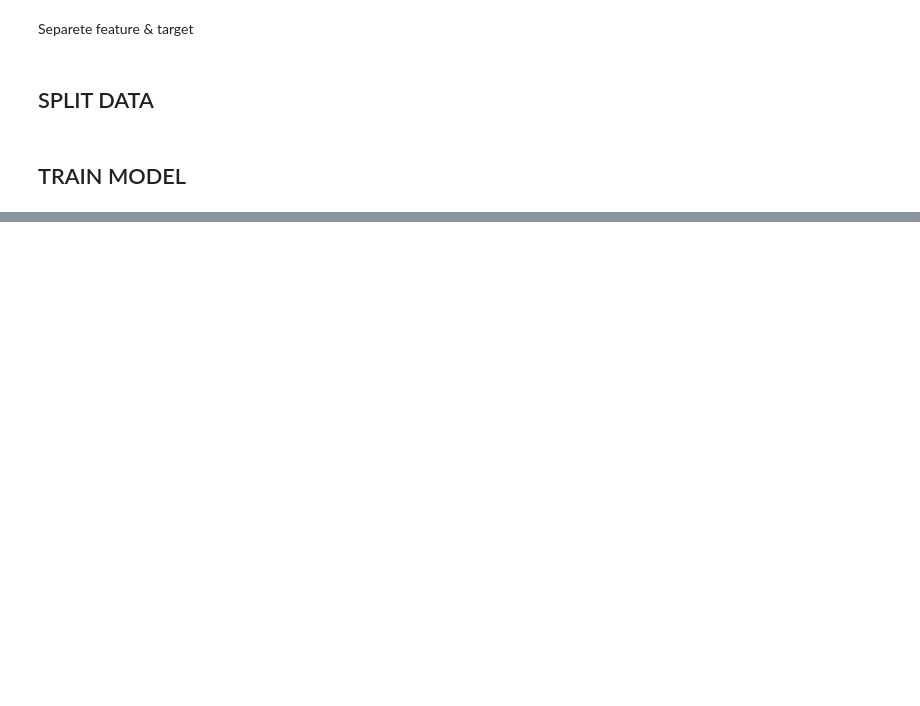
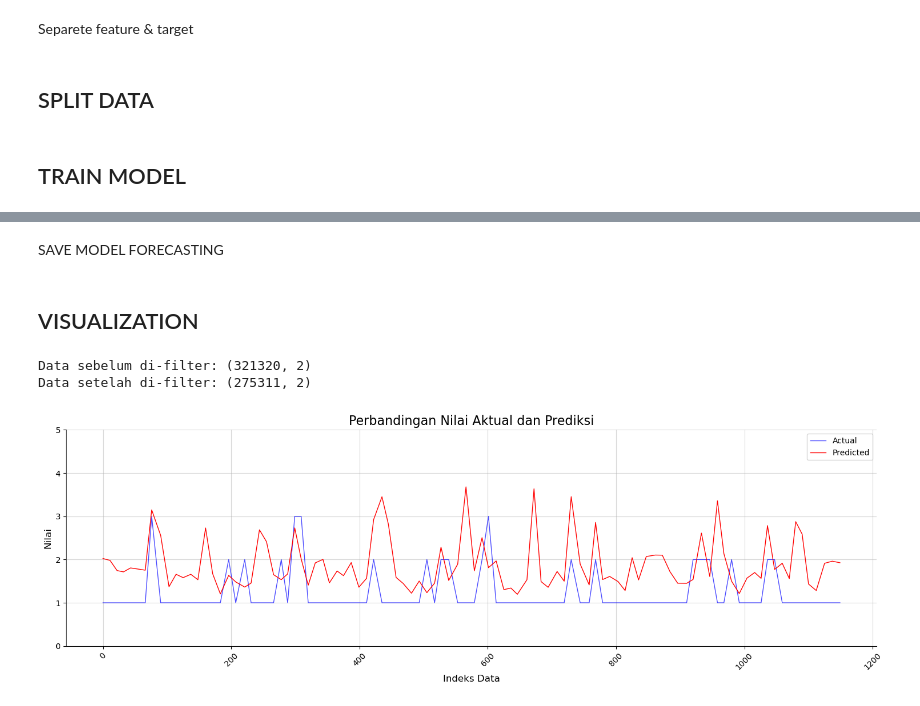
Before and after one commit to RizkiRdm/data-forecasting-sales-product, a Jupyter notebook: notebook/train_data.ipynb, the cells around one changed output, grey strips where cells are left out. Saved outputs shown, nothing was run; the diff lists cells and outputs as text; code cells hidden in the pictures; blank space fills up the shorter version.

```diff
--- a/notebook/train_data.ipynb
+++ b/notebook/train_data.ipynb
@@ -81,0 +112,2 @@ ValueError: could not convert string to float: "Assassin's Creed. Открове
+# %% [markdown]
+SAVE MODEL FORECASTING
@@ -81,0 +121,62 @@ ValueError: could not convert string to float: "Assassin's Creed. Открове
+# %% [markdown]
+## VISUALIZATION
+# %%
+forecast_results = pd.read_csv("../data/forecast_results.csv")
+historical_data = pd.read_csv("../data/sales_train.csv", parse_dates=True)
+historical_data['date'] = pd.to_datetime(historical_data['date'], format="%d.%M.%Y")
+# %%
+# Data Actual dan Predicted
+actual = forecast_results['Actual']
+predicted = forecast_results['Predicted']
+
+# Hitung IQR
+Q1_actual = np.percentile(actual, 25)
+Q3_actual = np.percentile(actual, 75)
+IQR_actual = Q3_actual - Q1_actual
+
+Q1_predicted = np.percentile(predicted, 25)
+Q3_predicted = np.percentile(predicted, 75)
+IQR_predicted = Q3_predicted - Q1_predicted
+
+# Tentukan batas (lower dan upper) untuk outliers
+lower_actual = Q1_actual - 1.5 * IQR_actual
+upper_actual = Q3_actual + 1.5 * IQR_actual
+
+lower_predicted = Q1_predicted - 1.5 * IQR_predicted
+upper_predicted = Q3_predicted + 1.5 * IQR_predicted
+
+# Filter data yang tidak outliers
+filtered_data = forecast_results[
+    (forecast_results['Actual'] >= lower_actual) &
+    (forecast_results['Actual'] <= upper_actual) &
+    (forecast_results['Predicted'] >= lower_predicted) &
+    (forecast_results['Predicted'] <= upper_predicted)
+]
+
+print(f"Data sebelum di-filter: {forecast_results.shape}")
+print(f"Data setelah di-filter: {filtered_data.shape}")
+# %% [output]
+Data sebelum di-filter: (321320, 2)
+Data setelah di-filter: (275311, 2)
+# %%
+# Sampling data (ambil setiap 10 baris untuk mengurangi kepadatan)
+subset_data = filtered_data.iloc[:1000:10]
+
+plt.figure(figsize=(15, 5))
+
+sns.lineplot(data=subset_data, x=subset_data.index, y='Actual', label='Actual', color='blue', alpha=0.7, linewidth=1)
+sns.lineplot(data=subset_data, x=subset_data.index, y='Predicted', label='Predicted', color='red', linewidth=1)
+
+plt.title('Perbandingan Nilai Aktual dan Prediksi', fontsize=16)
+plt.xlabel('Indeks Data', fontsize=12)
+plt.ylabel('Nilai', fontsize=12)
+plt.grid(True, linestyle='-', alpha=0.5)
+plt.legend(loc='upper right', fontsize=10)
+sns.despine()
+plt.ylim(0, 5)
+plt.xticks(rotation=45)
+
+plt.tight_layout()
+plt.show()
+# %% [output]
+[figure, added]
```
Also changed, not shown: parts of 27 cells of this notebook, 1 other file.
